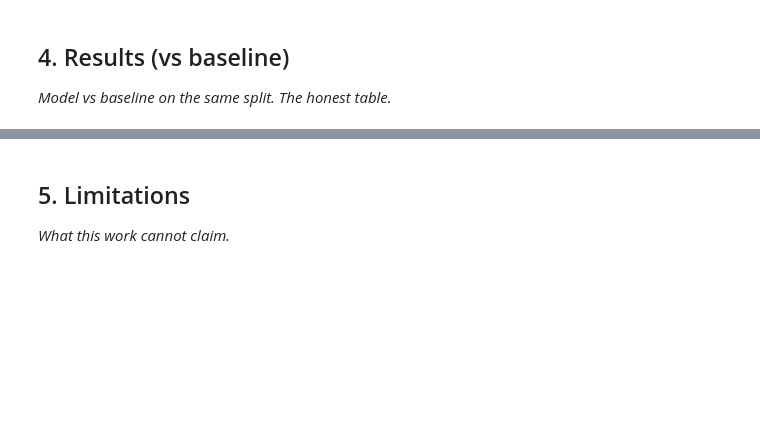
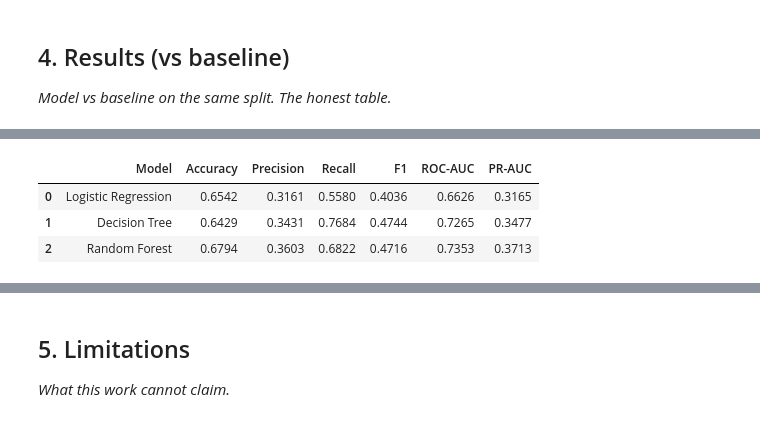
Before and after one commit to boddulavinaykumar6-stack/Flyrank-ML-Internship, a Jupyter notebook: work/notebooks/capstone.ipynb, the cells around one changed output, grey strips where cells are left out. Drawn from its saved outputs; the diff is of its cells as text; code cells hidden in the pictures; blank space fills up the shorter version.

```diff
--- a/work/notebooks/capstone.ipynb
+++ b/work/notebooks/capstone.ipynb
@@ -22,3 +492,94 @@ This skeleton is yours to fill. Work the sections **in order** — each one has
 ## 4. Results (vs baseline)
 
 *Model vs baseline on the same split. The honest table.*
+# %%
+# Capstone — Train models and generate ranking scores
+
+from sklearn.metrics import (
+    accuracy_score,
+    precision_score,
+    recall_score,
+    f1_score,
+    roc_auc_score,
+    average_precision_score
+)
+
+# ---------------------------------------------------------
+# 1. Train the three models
+# ---------------------------------------------------------
+
+logistic_model.fit(X_train, y_train)
+decision_tree_model.fit(X_train, y_train)
+random_forest_model.fit(X_train, y_train)
+
+print("All three models trained successfully.")
+
+
+# ---------------------------------------------------------
+# 2. Generate probability scores
+# ---------------------------------------------------------
+
+test_results = model_df.loc[
+    test_mask,
+    [
+        "client_hash_id",
+        "content_hash_id",
+        "avg_impressions",
+        "avg_clicks",
+        "avg_position",
+        "baseline_score",
+        "target"
+    ]
+].copy()
+
+test_results["Logistic Regression"] = (
+    logistic_model.predict_proba(X_test)[:, 1]
+)
+
+test_results["Decision Tree"] = (
+    decision_tree_model.predict_proba(X_test)[:, 1]
+)
+
+test_results["Random Forest"] = (
+    random_forest_model.predict_proba(X_test)[:, 1]
+)
+
+
+# ---------------------------------------------------------
+# 3. Basic classification metrics
+# ---------------------------------------------------------
+
+classification_results = []
+
+for model_name, model in [
+    ("Logistic Regression", logistic_model),
+    ("Decision Tree", decision_tree_model),
+    ("Random Forest", random_forest_model)
+]:
+
+    predictions = model.predict(X_test)
+
+    classification_results.append({
+        "Model": model_name,
+        "Accuracy": accuracy_score(y_test, predictions),
+        "Precision": precision_score(y_test, predictions, zero_division=0),
+        "Recall": recall_score(y_test, predictions, zero_division=0),
+        "F1": f1_score(y_test, predictions, zero_division=0),
+        "ROC-AUC": roc_auc_score(
+            y_test,
+            model.predict_proba(X_test)[:, 1]
+        ),
+        "PR-AUC": average_precision_score(
+            y_test,
+            model.predict_proba(X_test)[:, 1]
+        )
+    })
+
+classification_results = pd.DataFrame(
+    classification_results
+)
+
+display(
+    classification_results.round(4)
+)
+# %% [output]
@@ -24,0 +587,4 @@ This skeleton is yours to fill. Work the sections **in order** — each one has
+|  | Model | Accuracy | Precision | Recall | F1 | ROC-AUC | PR-AUC |
+| 0 | Logistic Regression | 0.6542 | 0.3161 | 0.5580 | 0.4036 | 0.6626 | 0.3165 |
+| 1 | Decision Tree | 0.6429 | 0.3431 | 0.7684 | 0.4744 | 0.7265 | 0.3477 |
+| 2 | Random Forest | 0.6794 | 0.3603 | 0.6822 | 0.4716 | 0.7353 | 0.3713 |
```
Also changed, not shown: parts of 14 cells of this notebook.
